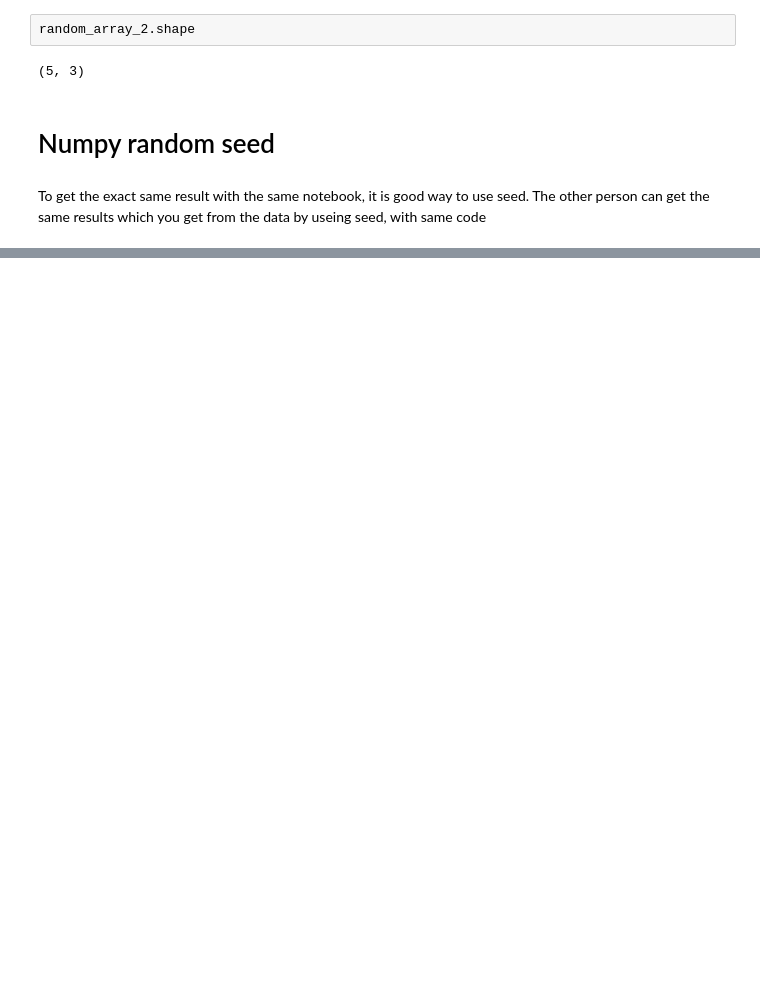
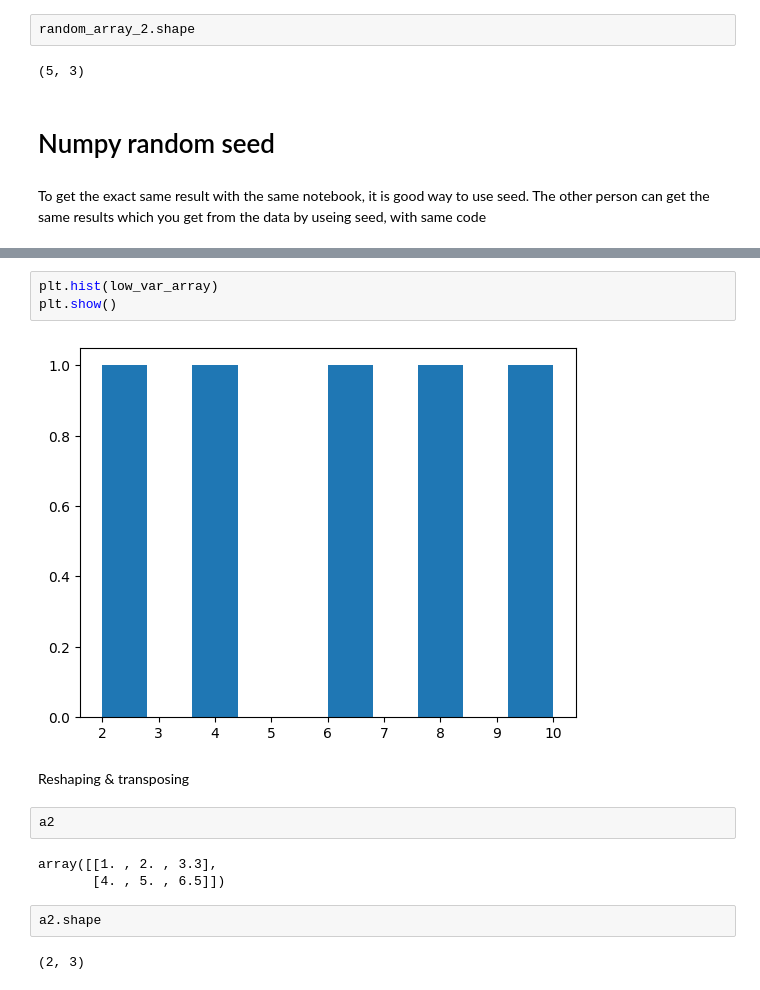
Before and after one commit to Pradipwasre/Machine-Learning, a Jupyter notebook: Numpy/Numpy.ipynb, the cells around one changed output, grey strips where cells are left out. Saved outputs shown, nothing was run; the diff lists cells and outputs as text; blank space fills up the shorter version.

```diff
--- a/Numpy/Numpy.ipynb
+++ b/Numpy/Numpy.ipynb
@@ -213,0 +487,16 @@ random_array_4
+# %%
+plt.hist(low_var_array)
+plt.show()
+# %% [output]
+[figure, added]
+# %% [markdown]
+Reshaping & transposing
+# %%
+a2
+# %% [output]
+array([[1. , 2. , 3.3],
+       [4. , 5. , 6.5]])
+# %%
+a2.shape
+# %% [output]
+(2, 3)
```
Also changed, not shown: parts of 127 cells of this notebook, 12 other files.
